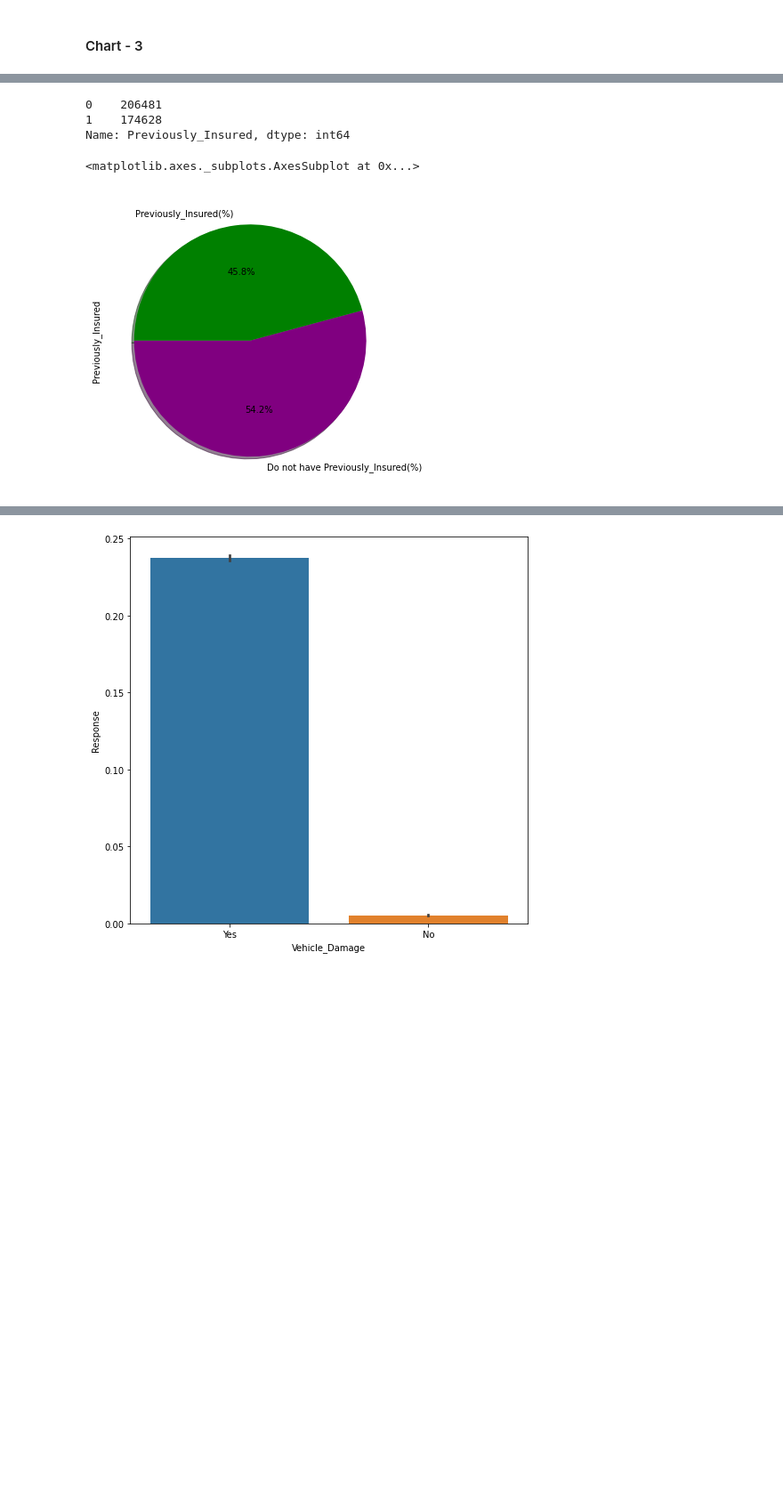
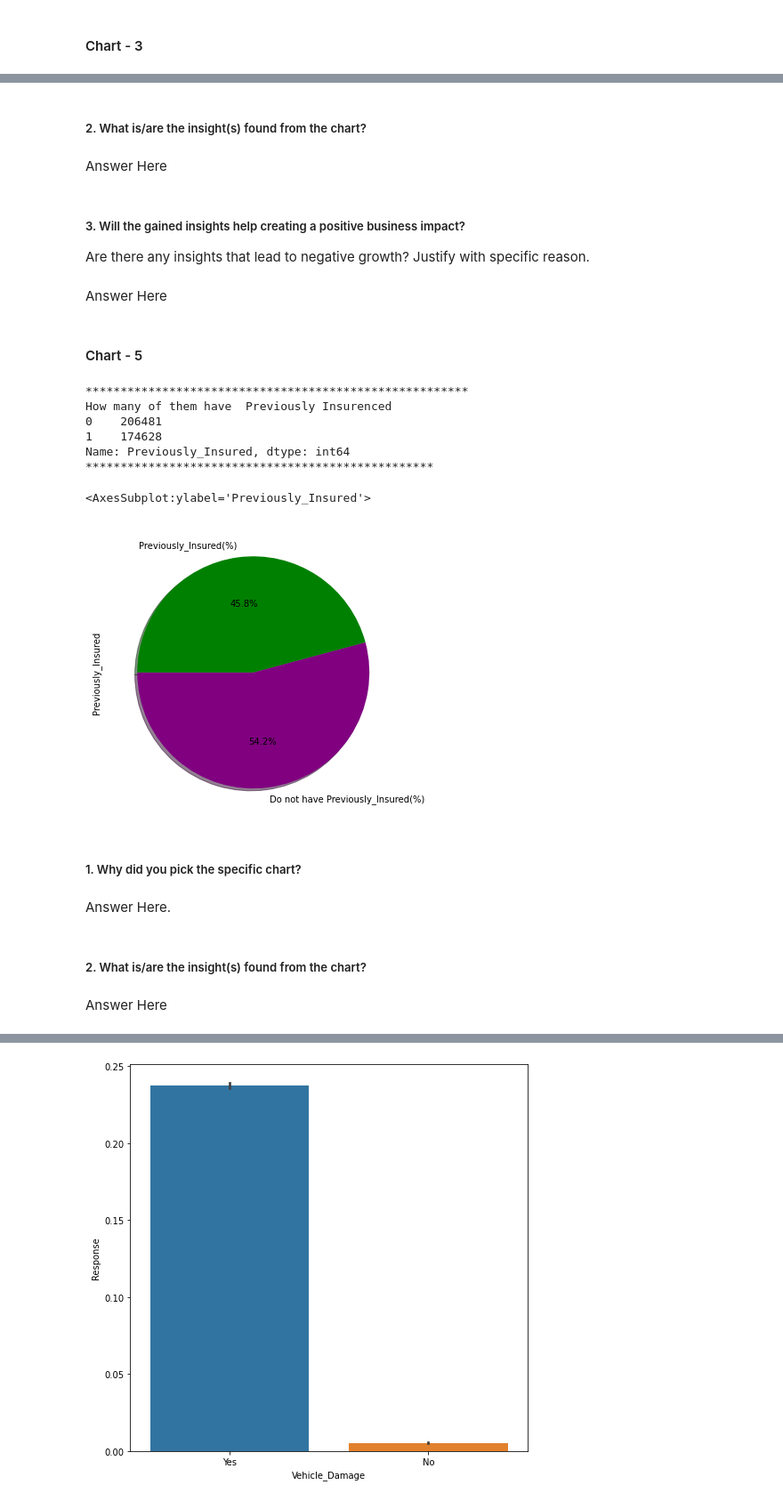
Before and after one commit to Asif-Ansari-bbl/HEALTH-INSURENCE-CROSS-SELL-PREDICTION, a Jupyter notebook: HEALTH_INSURANCE_GROSS_SELL_PREDICTION.ipynb, the cells around one changed output, grey strips where cells are left out. Shown at 89% size. Cells and saved outputs as stored; diff of their text form; code cells hidden in the pictures; blank space fills up the shorter version.

```diff
--- a/HEALTH_INSURANCE_GROSS_SELL_PREDICTION.ipynb
+++ b/HEALTH_INSURANCE_GROSS_SELL_PREDICTION.ipynb
@@ -356,0 +381,2 @@ Data wrangling is the process of removing errors and combining complex data sets
+# %%
+dataset.drop(['id'] , axis=1, inplace= True)
@@ -495,21 +568,41 @@ Answer Here
+# %% [markdown]
+##### 2. What is/are the insight(s) found from the chart?
+# %% [markdown]
+Answer Here
+# %% [markdown]
+##### 3. Will the gained insights help creating a positive business impact?
+Are there any insights that lead to negative growth? Justify with specific reason.
+# %% [markdown]
+Answer Here
+# %% [markdown]
+#### Chart - 5
 # %%
-# Chart - 2 visualization code
+# Chart - 5 visualization code
 
 # Dependant Column Value Counts
+print('*'*55)
+print('How many of them have  Previously Insurenced')
 print(dataset['Previously_Insured'].value_counts())
+
 # Dependant Variable Column Visualization
-dataset['Previously_Insured'].value_counts().plot(kind='pie',
-                              figsize=(15,6),
-                               autopct="%1.1f%%",
-                               startangle=180,
-                               shadow=True,
+print('*'*50)
+dataset['Previously_Insured'].value_counts().plot(kind='pie', figsize=(15,6), autopct="%1.1f%%", startangle=180, shadow=True,
                                labels=['Do not have Previously_Insured(%)','Previously_Insured(%)'],
-                               colors=['purple','green'],
-                               explode=[0,0]
-                              )
+                               colors=['purple','green'],explode=[0,0])
 # %% [output]
+*******************************************************
+How many of them have  Previously Insurenced
 0    206481
 1    174628
 Name: Previously_Insured, dtype: int64
+**************************************************
-<matplotlib.axes._subplots.AxesSubplot at 0x...>
+<AxesSubplot:ylabel='Previously_Insured'>
-[figure, old version]
+[figure, new version]
+# %% [markdown]
+##### 1. Why did you pick the specific chart?
+# %% [markdown]
+Answer Here.
+# %% [markdown]
+##### 2. What is/are the insight(s) found from the chart?
+# %% [markdown]
+Answer Here
```
Also changed, not shown: parts of 117 cells of this notebook.
